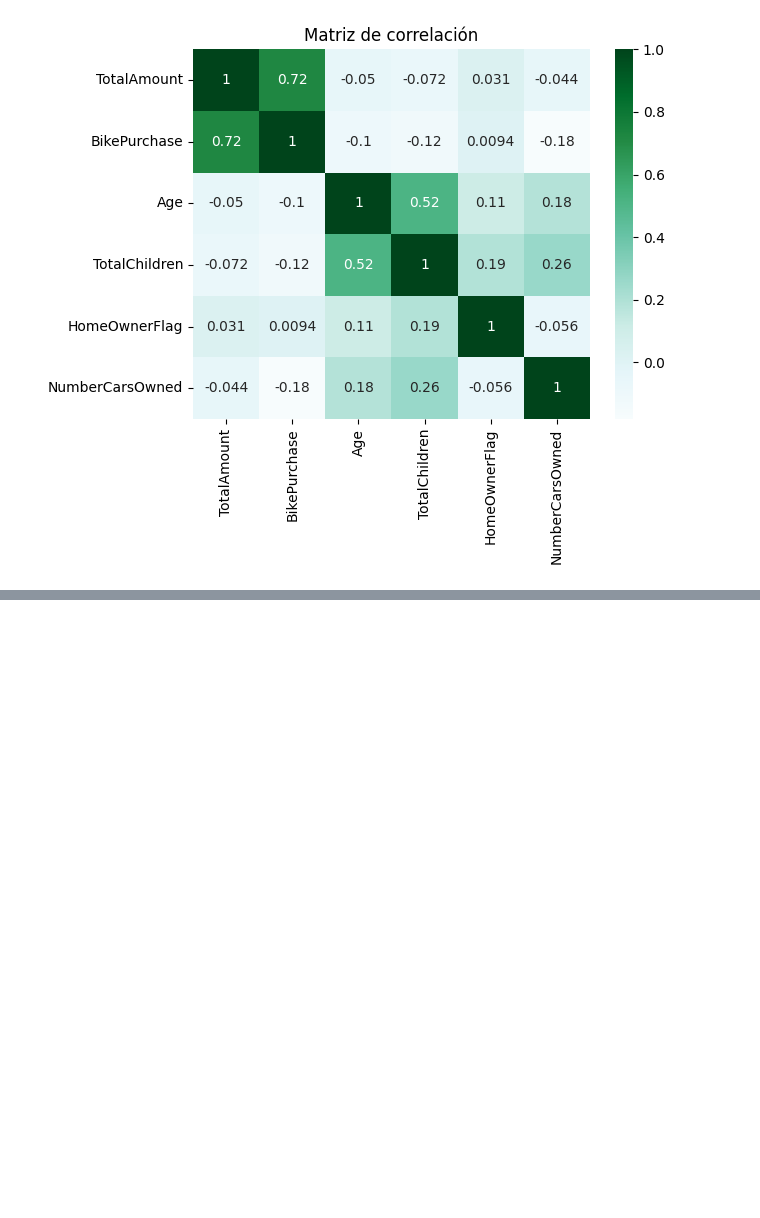
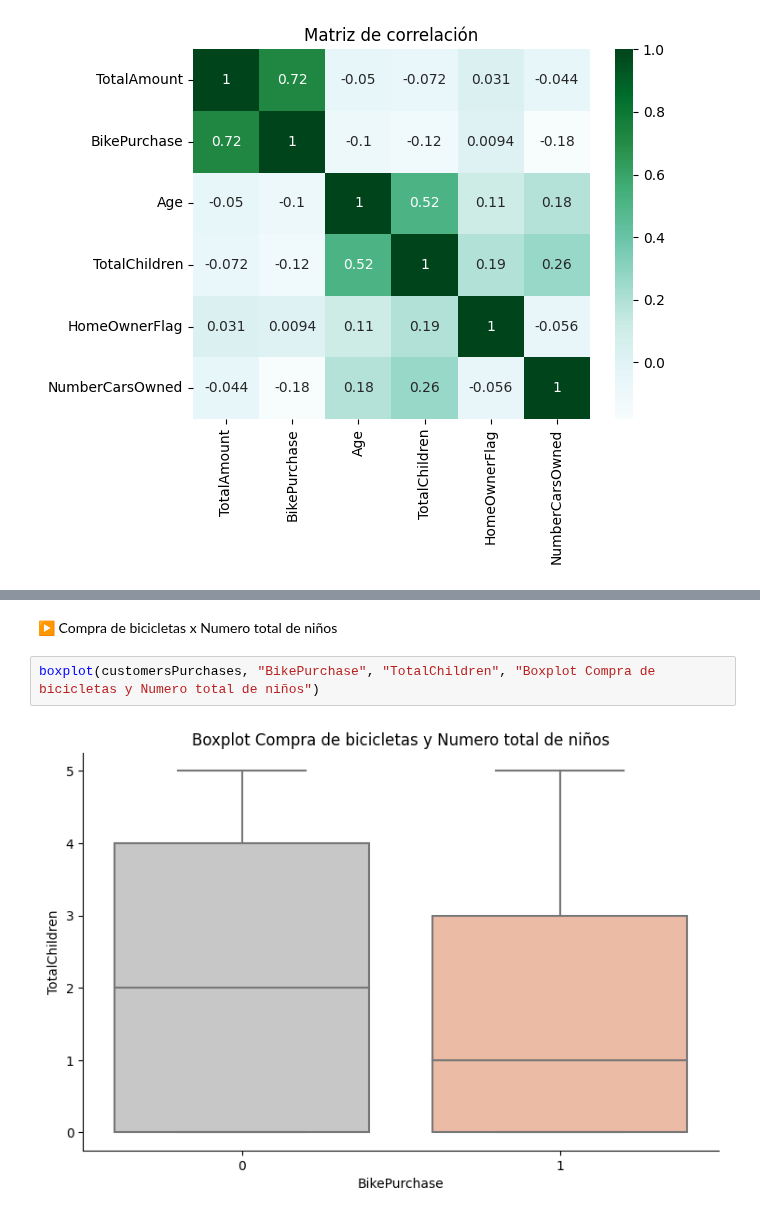
Before and after one commit to anapaccasilva/AdventureWorks, a Jupyter notebook: EDA_AdventureWorks.ipynb, the cells around one changed output, grey strips where cells are left out. Saved outputs shown, nothing was run; the diff lists cells and outputs as text; blank space fills up the shorter version.

```diff
--- a/EDA_AdventureWorks.ipynb
+++ b/EDA_AdventureWorks.ipynb
@@ -575,0 +601,6 @@ plt.show()
+# %% [markdown]
+▶ Compra de bicicletas x Numero total de niños
+# %%
+boxplot(customersPurchases, "BikePurchase", "TotalChildren", "Boxplot Compra de bicicletas y Numero total de niños")
+# %% [output]
+[figure, added]
```
Also changed, not shown: parts of 10 cells of this notebook.
